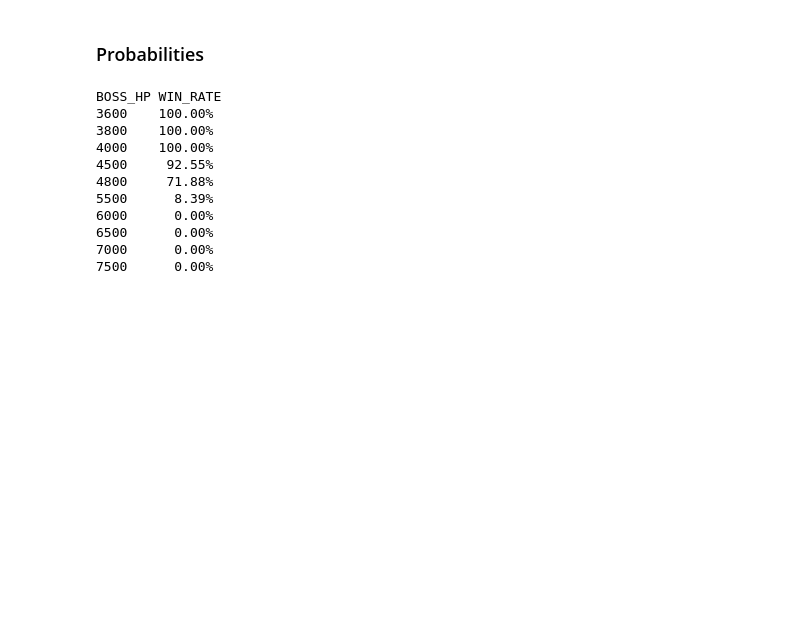
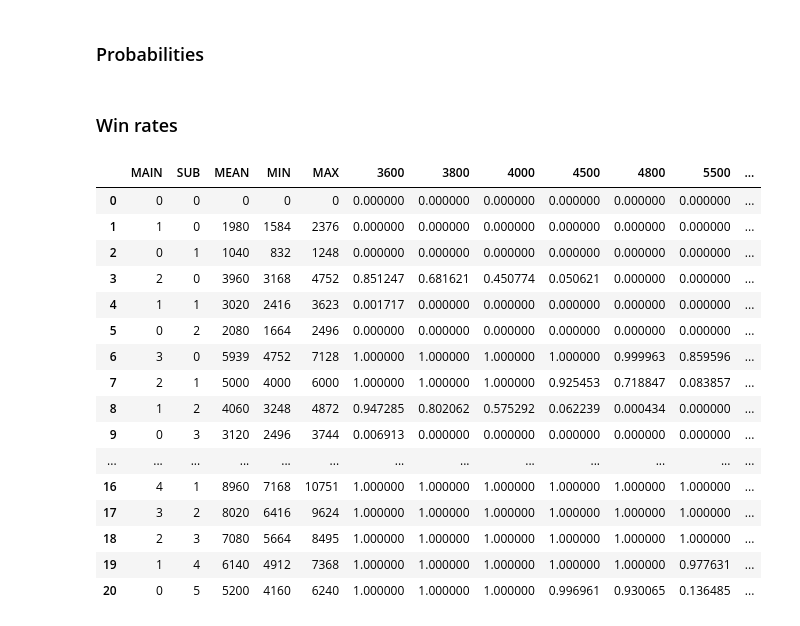
Before and after one commit to afknst/gxb2_tables, a Jupyter notebook: misc/servant_training/servant_training.ipynb, the cells around one changed output. Saved outputs shown, nothing was run; the diff lists cells and outputs as text; code cells hidden in the pictures; blank space fills up the shorter version.

```diff
--- a/misc/servant_training/servant_training.ipynb
+++ b/misc/servant_training/servant_training.ipynb
@@ -19,6 +15,7 @@ SUB_HITS = 1  # E.g. change this to 2 if you have one hit left and want to simul
 # Import our friends.
 import matplotlib.pyplot as plt
 import numpy as np
+import pandas as pd
 import scipy.stats as stats
 from scipy.signal import fftconvolve
 from scipy.special import binom, factorial
@@ -36,12 +33,9 @@ def dmg(_lv, _uc):
 
 MAIN_D = dmg(MAIN_LV, MAIN_UC)
 SUB_D = dmg(SUB_LV, SUB_UC)
-ALL_D = MAIN_HITS * MAIN_D + SUB_HITS * SUB_D
-ALL_D_INT = (ALL_D * 1000).astype(int)
 
 print("MAIN_DMG =", *(MAIN_D * 1000).astype(int))
 print("SUB_DMG =", *(SUB_D * 1000).astype(int))
-print("ALL_DMG =", *ALL_D_INT)
 # %% [output]
 MAIN_DMG = 1980 1584 2376
 SUB_DMG = 1040 832 1248
@@ -117,28 +138,49 @@ plt.show()
 ### Probabilities
 # %%
 BOSSES = np.array([3600, 3800, 4000, 4500, 4800, 5500, 6000, 6500, 7000, 7500])
+KILL_REWARDS = [35, 37, 39, 43, 47, 51, 55, 59, 63, 67]
+KILL_REWARDS = dict(zip(BOSSES, KILL_REWARDS))
+OPTIONS = [(n - j, j) for n in range(6) for j in range(n + 1)]
 
 
-def fight(_hp):
-    if _hp <= ALL_D_INT[1]:
-        return 1
-    if _hp > ALL_D_INT[2]:
-        return 0
-    return quad(pdf_all, _hp * 1e-3, ALL_D[2])[0]
+def fight_all(_nm, _ns):
+    _PDF_ALL, _ALL_D, _ALL_D_INT = pdf_all(_nm, _ns, _plot=False)
+
+    def fight(_hp):
+        if _hp <= _ALL_D_INT[1]:
+            _p = 1
+        elif _hp > _ALL_D_INT[2]:
+            _p = 0
+        else:
+            _p = quad(_PDF_ALL, _hp * 1e-3, _ALL_D[2])[0]
+        # return "{p:6.2f}%".format(p=_p * 100)
+        return _p
+
+    return list(_ALL_D_INT) + [fight(_hp) for _hp in BOSSES]
 
 
-print("BOSS_HP\tWIN_RATE")
-for _boss in BOSSES:
-    print(f"{_boss}\t" + "{p:6.2f}%".format(p=fight(_boss) * 100))
+DATA = [[_nm, _ns] + fight_all(_nm, _ns) for _nm, _ns in OPTIONS]
-# %% [output]
-BOSS_HP WIN_RATE
-3600    100.00%
-3800    100.00%
-4000    100.00%
-4500     92.55%
-4800     71.88%
-5500      8.39%
-6000      0.00%
-6500      0.00%
-7000      0.00%
-7500      0.00%
+# %% [markdown]
+### Win rates
+# %%
+df = pd.DataFrame(DATA,
+                  columns=['MAIN', 'SUB', 'MEAN', 'MIN', 'MAX'] + list(BOSSES))
+df
+# %% [output]
+|  | MAIN | SUB | MEAN | MIN | MAX | 3600 | 3800 | 4000 | 4500 | 4800 | 5500 | ... |
+| 0 | 0 | 0 | 0 | 0 | 0 | 0.000000 | 0.000000 | 0.000000 | 0.000000 | 0.000000 | 0.000000 | ... |
+| 1 | 1 | 0 | 1980 | 1584 | 2376 | 0.000000 | 0.000000 | 0.000000 | 0.000000 | 0.000000 | 0.000000 | ... |
+| 2 | 0 | 1 | 1040 | 832 | 1248 | 0.000000 | 0.000000 | 0.000000 | 0.000000 | 0.000000 | 0.000000 | ... |
+| 3 | 2 | 0 | 3960 | 3168 | 4752 | 0.851247 | 0.681621 | 0.450774 | 0.050621 | 0.000000 | 0.000000 | ... |
+| 4 | 1 | 1 | 3020 | 2416 | 3623 | 0.001717 | 0.000000 | 0.000000 | 0.000000 | 0.000000 | 0.000000 | ... |
+| 5 | 0 | 2 | 2080 | 1664 | 2496 | 0.000000 | 0.000000 | 0.000000 | 0.000000 | 0.000000 | 0.000000 | ... |
+| 6 | 3 | 0 | 5939 | 4752 | 7128 | 1.000000 | 1.000000 | 1.000000 | 1.000000 | 0.999963 | 0.859596 | ... |
+| 7 | 2 | 1 | 5000 | 4000 | 6000 | 1.000000 | 1.000000 | 1.000000 | 0.925453 | 0.718847 | 0.083857 | ... |
+| 8 | 1 | 2 | 4060 | 3248 | 4872 | 0.947285 | 0.802062 | 0.575292 | 0.062239 | 0.000434 | 0.000000 | ... |
+| 9 | 0 | 3 | 3120 | 2496 | 3744 | 0.006913 | 0.000000 | 0.000000 | 0.000000 | 0.000000 | 0.000000 | ... |
+| ... | ... | ... | ... | ... | ... | ... | ... | ... | ... | ... | ... | ... |
+| 16 | 4 | 1 | 8960 | 7168 | 10751 | 1.000000 | 1.000000 | 1.000000 | 1.000000 | 1.000000 | 1.000000 | ... |
+| 17 | 3 | 2 | 8020 | 6416 | 9624 | 1.000000 | 1.000000 | 1.000000 | 1.000000 | 1.000000 | 1.000000 | ... |
+| 18 | 2 | 3 | 7080 | 5664 | 8495 | 1.000000 | 1.000000 | 1.000000 | 1.000000 | 1.000000 | 1.000000 | ... |
+| 19 | 1 | 4 | 6140 | 4912 | 7368 | 1.000000 | 1.000000 | 1.000000 | 1.000000 | 1.000000 | 0.977631 | ... |
+| 20 | 0 | 5 | 5200 | 4160 | 6240 | 1.000000 | 1.000000 | 1.000000 | 0.996961 | 0.930065 | 0.136485 | ... |
```
Also changed, not shown: parts of 6 cells of this notebook, 2 other files.
